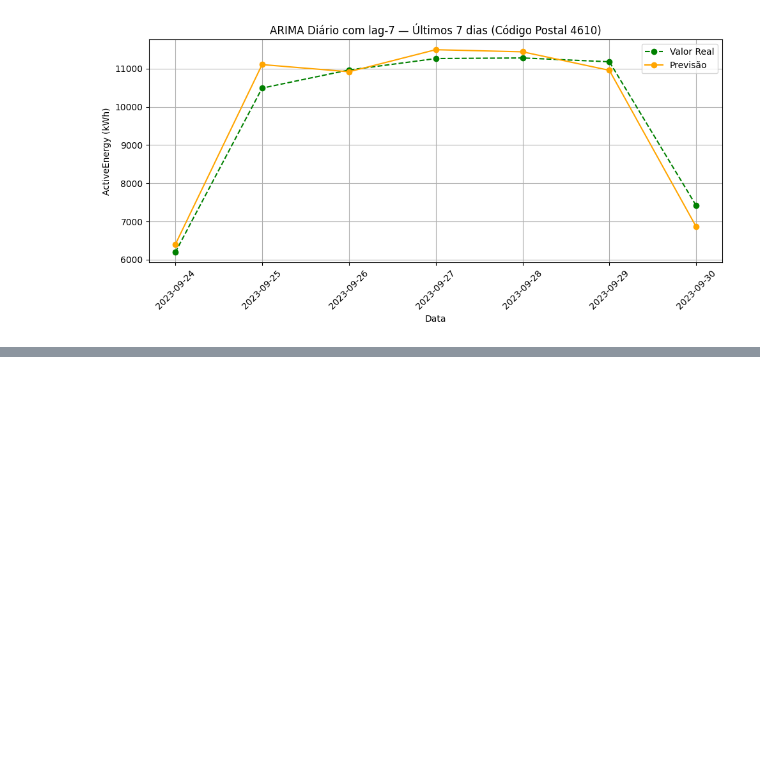
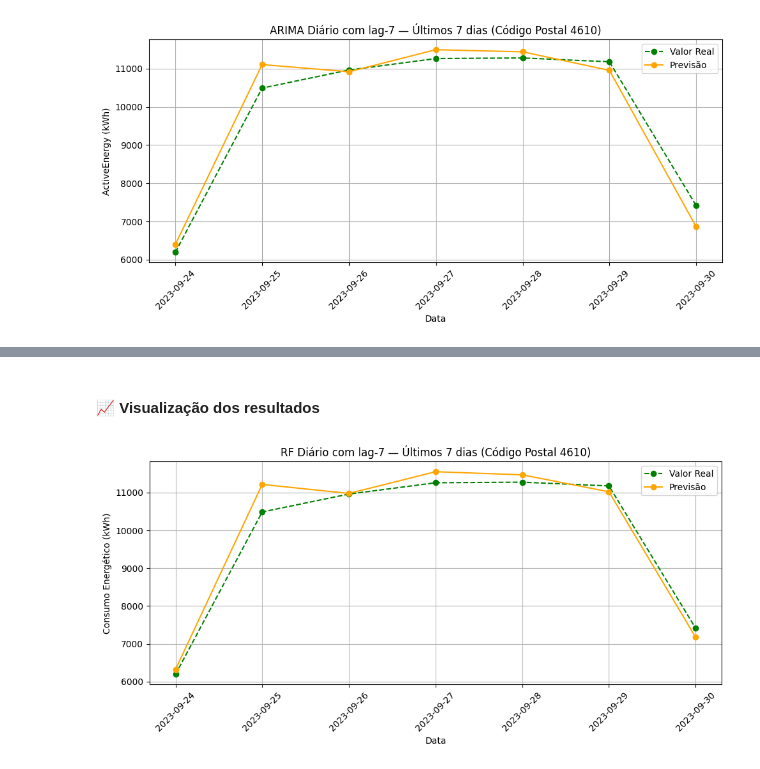
Before and after one commit to heyliceeee/previsao-do-consumo-energetico-com-ml, a Jupyter notebook: 7testar.ipynb, the cells around one changed output, grey strips where cells are left out. Saved outputs shown, nothing was run; the diff lists cells and outputs as text; code cells hidden in the pictures; blank space fills up the shorter version.

```diff
--- a/7testar.ipynb
+++ b/7testar.ipynb
@@ -174,0 +255,19 @@ plt.show()
+# %%
+pipeline = Pipeline([
+    ("preproc", ColumnTransformer([
+        ("lag7", StandardScaler(), ["lag_7"]),
+        ("temp", StandardScaler(), ["TempMeanDaily"]),
+        ("season", OneHotEncoder(sparse_output=False, handle_unknown="ignore"), ["Season"]),
+        ("holiday", OneHotEncoder(sparse_output=False, handle_unknown="ignore"), ["IsHoliday"]),
+        ("weekend", OneHotEncoder(sparse_output=False, handle_unknown="ignore"), ["IsWeekend"]),
+        ("dayoftheweek", OneHotEncoder(sparse_output=False, handle_unknown="ignore"), ["DayOfTheWeek"]),
+        ("timeofday", OneHotEncoder(sparse_output=False, handle_unknown="ignore"), ["TimeOfDay"]),
+        ("month", OneHotEncoder(sparse_output=False, handle_unknown="ignore"), ["Month"])
+    ], remainder="drop")),  # Mantém só o que for transformado explicitamente
+    ("rf", RandomForestRegressor(
+        n_estimators=100, random_state=123, n_jobs=-1))
+])
+
+pipeline.fit(X_train, y_train)
+
+dump(pipeline, "predicts/RF_daily/modelo/RF_pipeline.joblib") # Guarda o modelo treinado.
@@ -174,0 +278,3 @@ plt.show()
+# %%
+# Faz a previsão dos próximos 7 dias
+y_pred = pipeline.predict(X_test)
@@ -174,0 +311,19 @@ plt.show()
+# %% [markdown]
+#### 📈 Visualização dos resultados
+# %%
+dates_test = daily.loc[~mask_train, "Date"]
+
+plt.figure(figsize=(10, 5))
+plt.plot(dates_test, y_test.values, marker='o', linestyle='--', label='Valor Real', color='green')
+plt.plot(dates_test, y_pred, marker='o', label='Previsão', color='orange')
+plt.xlabel("Data")
+plt.ylabel("Consumo Energético (kWh)")
+plt.xticks(rotation=45)
+plt.grid(True)
+plt.title("RF Diário com lag-7 — Últimos 7 dias (Código Postal 4610)")
+plt.legend()
+plt.tight_layout()
+plt.savefig("figuras/RF_daily_forecast.png", dpi=300, bbox_inches='tight')
+plt.show()
+# %% [output]
+[figure, added]
```
Also changed, not shown: parts of 15 cells of this notebook, 2 other files.
